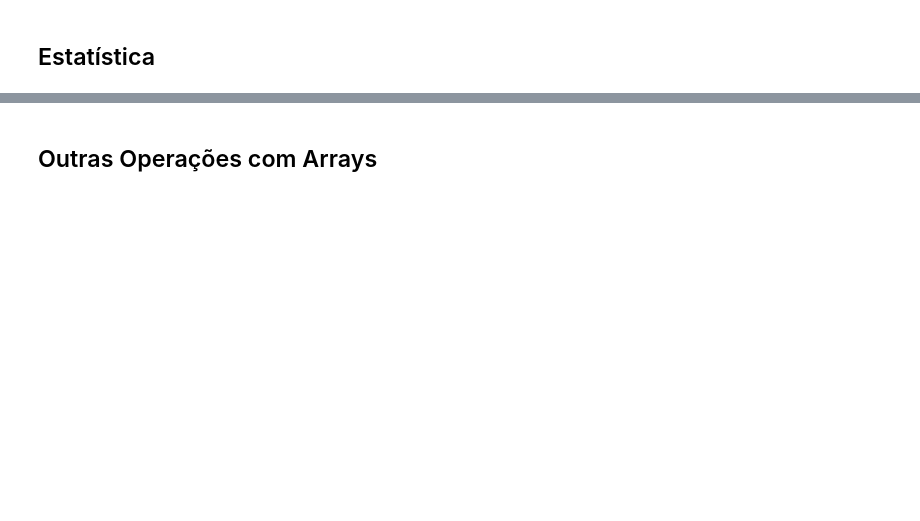
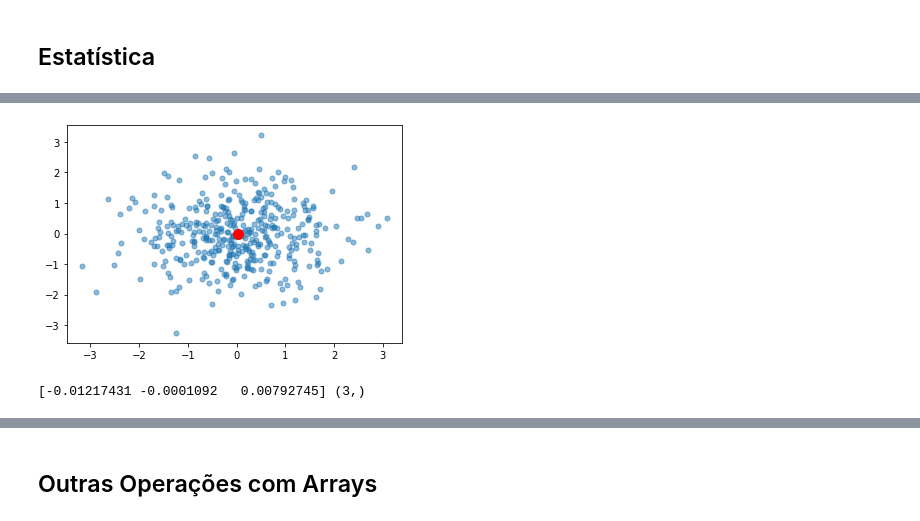
Before and after one commit to Jorge-Bandeira94/Atividades---Data-Science-Academy, a Jupyter notebook: DSA-Python-Cap08-01-NumPy.ipynb, the cells around one changed output, grey strips where cells are left out. Saved outputs shown, nothing was run; the diff lists cells and outputs as text; code cells hidden in the pictures; blank space fills up the shorter version.

```diff
--- a/DSA-Python-Cap08-01-NumPy.ipynb
+++ b/DSA-Python-Cap08-01-NumPy.ipynb
@@ -403 +487,16 @@ print (m, m.shape)
+# %%
+# A[:,0] e a[:,1] são os index de cada valor nas duas colunas que serão plotados no grafica, assim como m[0] e m[1] é a média
+# a virgula antes de 0 e 1 é por que a[] recebeu dois parametros, um foi : que indica a leitura de todos os valores da coluna,
+# depois da virgula fica o index da coluna desejada, no caso 0 e 1. Como M só foi dois valores, uma para cada coluna, não precisou
+plt.plot(a[:,0], a[:,1], 'o', markersize=5, alpha=0.50)
+plt.plot(m[0], m[1], 'ro', markersize=10)
+plt.show()
+# %% [output]
+[figure, added]
+# %%
+a = np.random.randn(1000,3)
+m = a.mean(0)
+print (m, m.shape)
+# %% [output]
+[-0.01217431 -0.0001092   0.00792745] (3,)
 # %%
```
Also changed, not shown: parts of 47 cells of this notebook.
